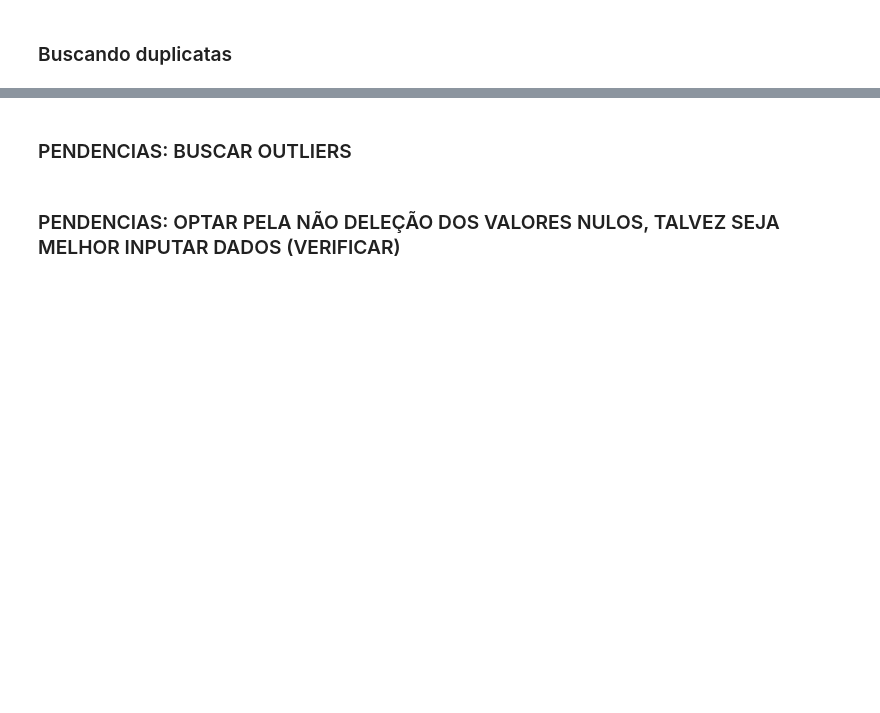
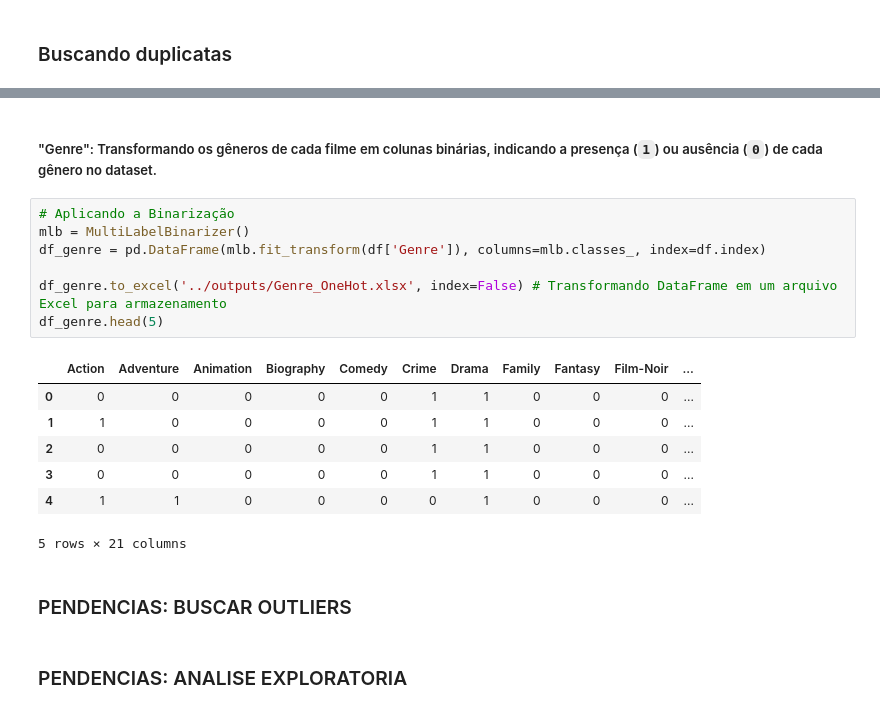
Before and after one commit to HeuerBcH/LH_CD_BERNARDOCARNEIROHEUERGUIMARAES, a Jupyter notebook: notebooks/data-init.ipynb, the cells around one changed output, grey strips where cells are left out. Cells and saved outputs as stored; diff of their text form; blank space fills up the shorter version.

```diff
--- a/notebooks/data-init.ipynb
+++ b/notebooks/data-init.ipynb
@@ -108,4 +215,21 @@ df_filtered.head(5)
+# %% [markdown]
+##### "Genre": Transformando os gêneros de cada filme em colunas binárias, indicando a presença (`1`) ou ausência (`0`) de cada gênero no dataset.
+# %%
+# Aplicando a Binarização
+mlb = MultiLabelBinarizer()
+df_genre = pd.DataFrame(mlb.fit_transform(df['Genre']), columns=mlb.classes_, index=df.index)
+
+df_genre.to_excel('../outputs/Genre_OneHot.xlsx', index=False) # Transformando DataFrame em um arquivo Excel para armazenamento
+df_genre.head(5)
+# %% [output]
+|  | Action | Adventure | Animation | Biography | Comedy | Crime | Drama | Family | Fantasy | Film-Noir | ... |
+| 0 | 0 | 0 | 0 | 0 | 0 | 1 | 1 | 0 | 0 | 0 | ... |
+| 1 | 1 | 0 | 0 | 0 | 0 | 1 | 1 | 0 | 0 | 0 | ... |
+| 2 | 0 | 0 | 0 | 0 | 0 | 1 | 1 | 0 | 0 | 0 | ... |
+| 3 | 0 | 0 | 0 | 0 | 0 | 1 | 1 | 0 | 0 | 0 | ... |
+| 4 | 1 | 1 | 0 | 0 | 0 | 0 | 1 | 0 | 0 | 0 | ... |
+5 rows × 21 columns
 # %% [markdown]
 ### PENDENCIAS: BUSCAR OUTLIERS
-# %% [markdown]
-### PENDENCIAS: OPTAR PELA NÃO DELEÇÃO DOS VALORES NULOS, TALVEZ SEJA MELHOR INPUTAR DADOS (VERIFICAR)
+# %% [markdown]
+### PENDENCIAS: ANALISE EXPLORATORIA
```
Also changed, not shown: parts of 30 cells of this notebook, 3 other files.
